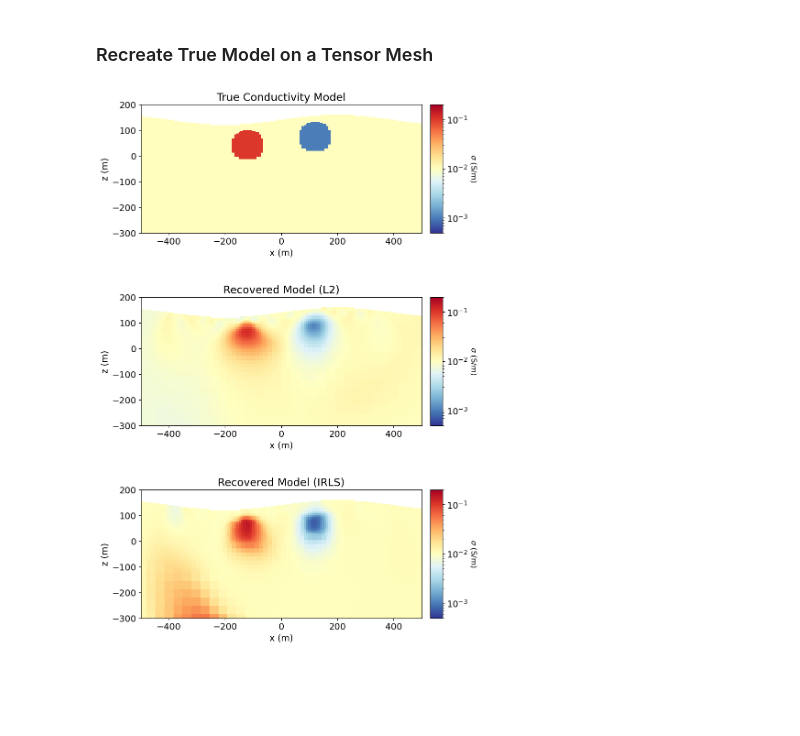
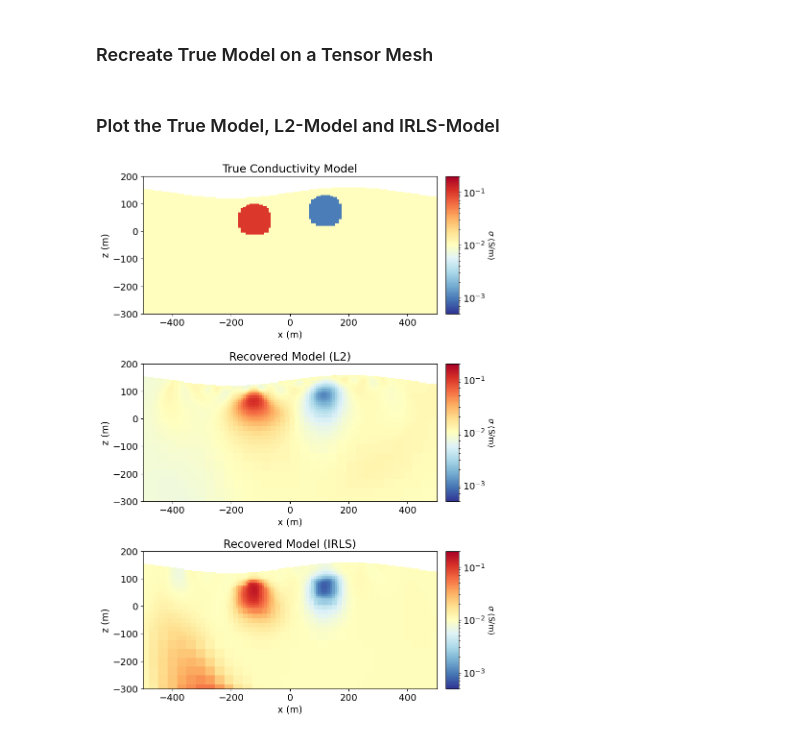
Before and after one commit to simpeg/user-tutorials, a Jupyter notebook: notebooks/05-dcr/inv_dcr_2d.ipynb, the cells around one changed output. Cells and saved outputs as stored; diff of their text form; code cells hidden in the pictures; blank space fills up the shorter version.

```diff
--- a/notebooks/05-dcr/inv_dcr_2d.ipynb
+++ b/notebooks/05-dcr/inv_dcr_2d.ipynb
@@ -542,7 +552,7 @@ log_resistivity_map = (
 The starting model is defined according to the median apparent resistivity value. The reference model is equal to the starting model.
 # %%
 # Create staring model from log-resistivities
-starting_resistivity_model = np.log(median_resistivity) * np.ones(n_param)
+starting_resistivity_model = np.log(median_resistivity) * np.ones(n_active)
 
 # Zero reference model
 reference_resistivity_model = starting_resistivity_model.copy()
@@ -563,7 +573,7 @@ Here, we use the [Sparse](myst:SimPEG#SimPEG.regularization.Sparse) regularizati
 # %%
 reg_irls = regularization.Sparse(
     mesh,
-    active_cells=ind_active,
+    active_cells=active_cells,
     length_scale_x=10.,
     length_scale_y=10.,
     norms=[1, 1, 1],
@@ -637,53 +647,59 @@ true_background_conductivity = 1e-2
 true_conductor_conductivity = 1e-1
 true_resistor_conductivity = 1e-3
 
-true_conductivity_model = true_background_conductivity * np.ones(len(mesh))
+true_conductivity_model = true_background_conductivity * np.ones(n_active)
 
-ind_conductor = model_builder.get_indices_sphere(np.r_[-120.0, 40.0], 60.0, mesh.cell_centers)
+ind_conductor = model_builder.get_indices_sphere(
+    np.r_[-120.0, 40.0], 60.0, mesh.cell_centers[active_cells, :]
+)
 true_conductivity_model[ind_conductor] = true_conductor_conductivity
 
-ind_resistor = model_builder.get_indices_sphere(np.r_[120.0, 72.0], 60.0, mesh.cell_centers)
+ind_resistor = model_builder.get_indices_sphere(
+    np.r_[120.0, 72.0], 60.0, mesh.cell_centers[active_cells, :]
+)
 true_conductivity_model[ind_resistor] = true_resistor_conductivity
-
-true_conductivity_model[~ind_active] = np.NaN
+# %% [markdown]
+### Plot the True Model, L2-Model and IRLS-Model
+# %%
+# Convert recovered log-resistivities to conductivities
+recovered_conductivity_irls = 1/np.exp(recovered_log_resistivity_model)
 # %%
-recovered_conductivity_irls = 1/(log_resistivity_map * recovered_log_resistivity_model)
-recovered_conductivity_irls[~ind_active] = np.NaN
+# Convert to subsurface conductivity values
+plotting_model = [
+    true_conductivity_model,
+    recovered_conductivity_L2,
+    recovered_conductivity_irls,
+]
 
-fig = plt.figure(figsize=(9, 14))
+fig = plt.figure(figsize=(9, 13))
 ax1 = 3 * [None]
 ax2 = 3 * [None]
 title_str = [
     "True Conductivity Model",
     "Recovered Model (L2)",
     "Recovered Model (IRLS)",
 ]
-plotting_model = [
-    true_conductivity_model,
-    recovered_conductivity_L2,
-    recovered_conductivity_irls,
-]
 
 for ii in range(0, 3):
-    ax1[ii] = fig.add_axes([0.14, 0.75 - 0.3 * ii, 0.68, 0.2])
+    ax1[ii] = fig.add_axes([0.14, 0.75 - 0.3 * ii, 0.68, 0.22])
     mesh.plot_image(
-        plotting_model[ii],
+        plotting_map * plotting_model[ii],
         ax=ax1[ii],
         grid=False,
         pcolor_opts={"norm": norm, "cmap": mpl.cm.RdYlBu_r},
     )
     ax1[ii].set_xlim(-500, 500)
     ax1[ii].set_ylim(-300, 200)
     ax1[ii].set_title(title_str[ii])
     ax1[ii].set_xlabel("x (m)")
     ax1[ii].set_ylabel("z (m)")
 
-    ax2[ii] = fig.add_axes([0.84, 0.75 - 0.3 * ii, 0.03, 0.2])
+    ax2[ii] = fig.add_axes([0.84, 0.75 - 0.3 * ii, 0.03, 0.22])
     cbar = mpl.colorbar.ColorbarBase(
         ax2[ii], norm=norm, orientation="vertical", cmap=mpl.cm.RdYlBu_r
     )
     cbar.set_label(r"$\sigma$ (S/m)", rotation=270, labelpad=15, size=12)
 
 plt.show()
 # %% [output]
-[figure, old version]
+[figure, new version]
```
Also changed, not shown: parts of 15 cells of this notebook, 7 other files.
